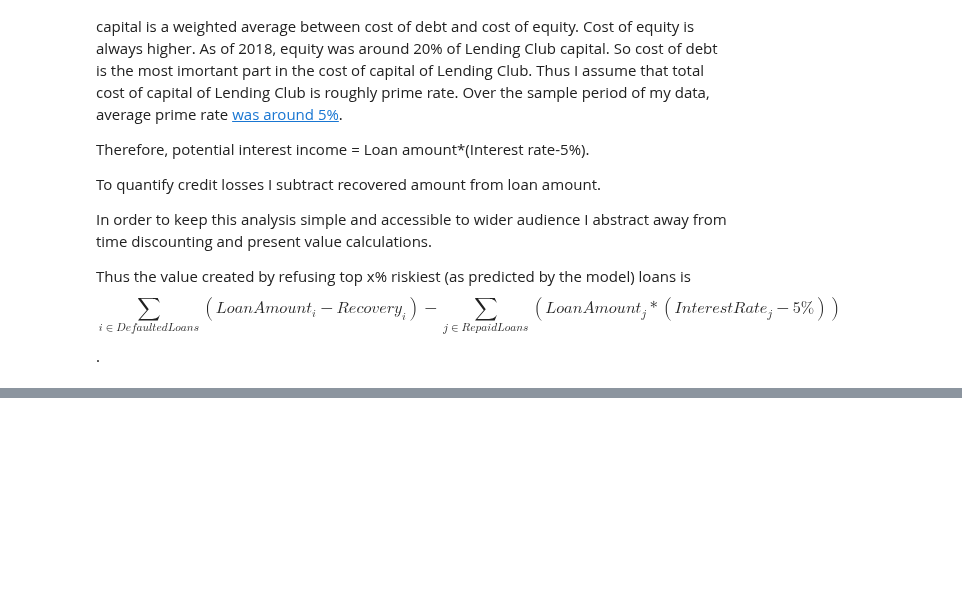
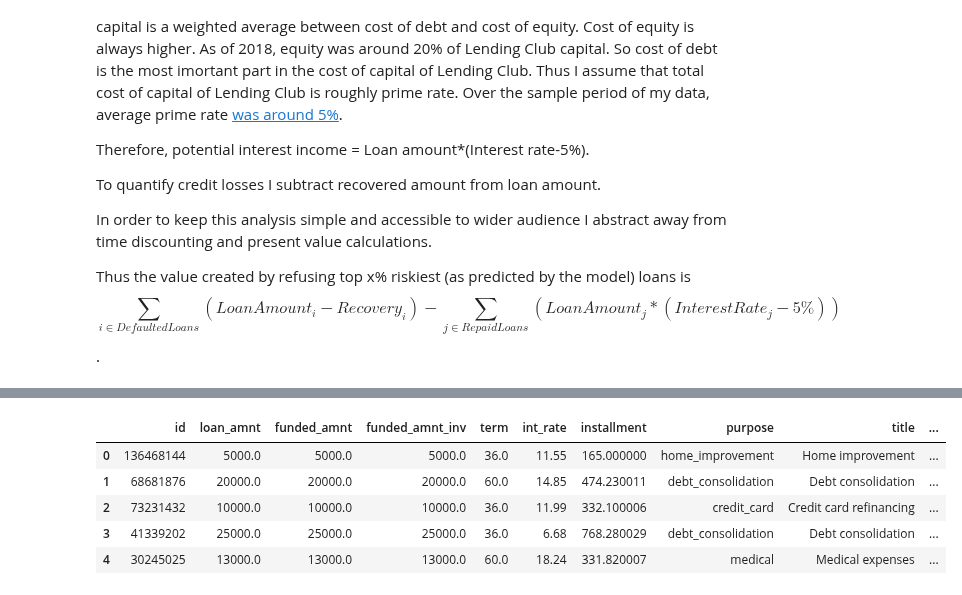
Before and after one commit to MykolaPinchuk/KaggleProjects, a Jupyter notebook: kp102-lc-loaddef.ipynb, the cells around one changed output, grey strips where cells are left out. Cells and saved outputs as stored; diff of their text form; code cells hidden in the pictures; blank space fills up the shorter version.

```diff
--- a/kp102-lc-loaddef.ipynb
+++ b/kp102-lc-loaddef.ipynb
@@ -990,0 +1002,9 @@ display(recoveries.head(), X_test.head())
+# %%
+df.head()
+# %% [output]
+|  | id | loan_amnt | funded_amnt | funded_amnt_inv | term | int_rate | installment | purpose | title | ... |
+| 0 | 136468144 | 5000.0 | 5000.0 | 5000.0 | 36.0 | 11.55 | 165.000000 | home_improvement | Home improvement | ... |
+| 1 | 68681876 | 20000.0 | 20000.0 | 20000.0 | 60.0 | 14.85 | 474.230011 | debt_consolidation | Debt consolidation | ... |
+| 2 | 73231432 | 10000.0 | 10000.0 | 10000.0 | 36.0 | 11.99 | 332.100006 | credit_card | Credit card refinancing | ... |
+| 3 | 41339202 | 25000.0 | 25000.0 | 25000.0 | 36.0 | 6.68 | 768.280029 | debt_consolidation | Debt consolidation | ... |
+| 4 | 30245025 | 13000.0 | 13000.0 | 13000.0 | 60.0 | 18.24 | 331.820007 | medical | Medical expenses | ... |
```
Also changed, not shown: parts of 28 cells of this notebook.
